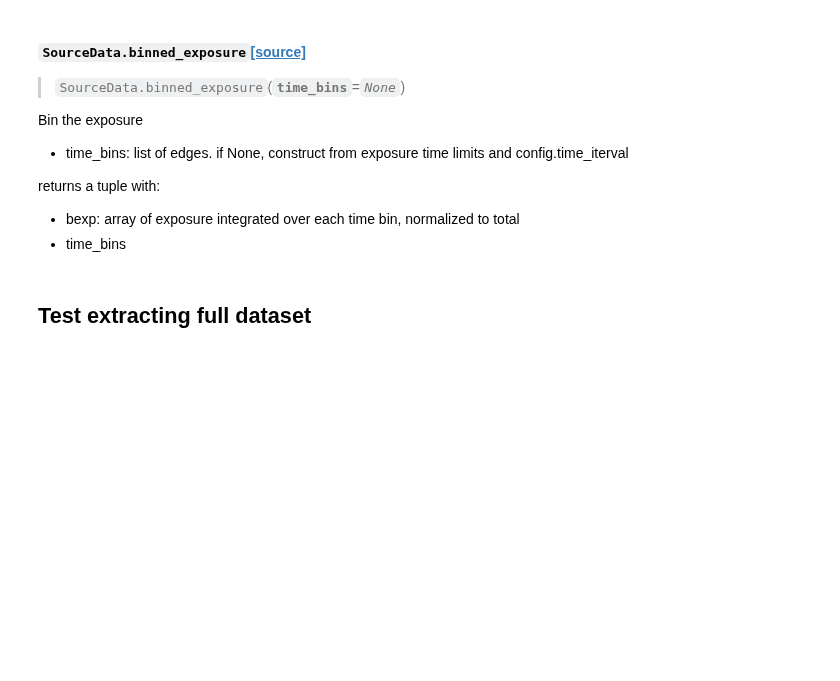
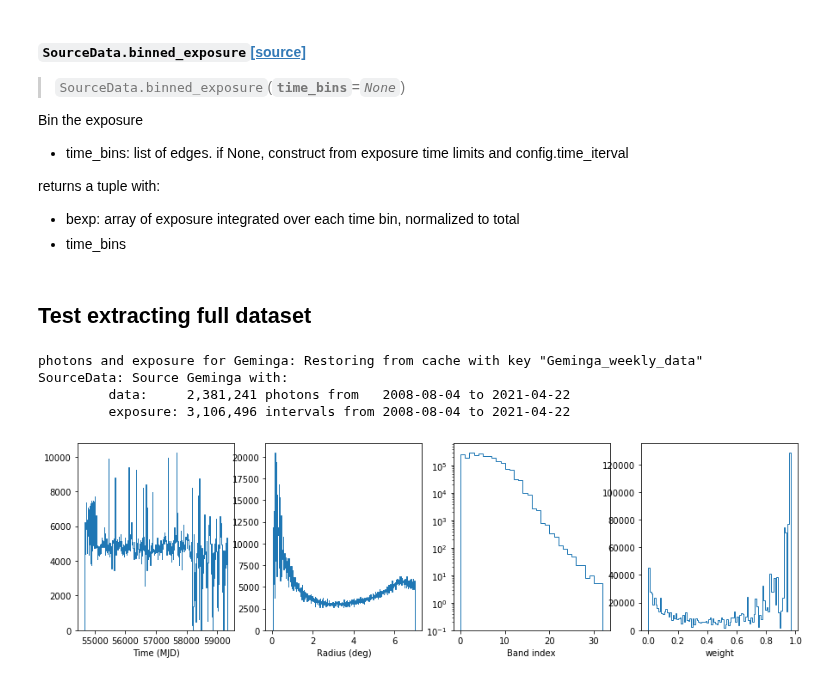
Before and after one commit to tburnett/wtlike, a Jupyter notebook: nbs/02_source_data.ipynb, the cells around one changed output. Drawn from its saved outputs; the diff is of its cells as text; code cells hidden in the pictures; blank space fills up the shorter version.

```diff
--- a/nbs/02_source_data.ipynb
+++ b/nbs/02_source_data.ipynb
@@ -118,5 +110,6 @@ def _calculate_exposure_for_source(config, source, week):
         dict(
             start=df.start[mask],
             stop=df.stop[mask],
-            exp=_exposure(config, livetime, pcosines[mask])
+            exp=_exposure(config, livetime, pcosines[mask]),
+            cos_theta=pcosines[mask],
         ))
@@ -205,8 +204,9 @@ def _get_photons_near_source(config, source, week): #tzero, photon_df):
 # %%
 %nbdev_hide
-week = pickle.load(open(ff[0],'rb'));
-tstart = week['tstart']
-print(tstart, UTC(MJD(tstart)))
-p_df = _get_photons_near_source(config, source, week )
-p_df.head()
+if config.valid:
+    week = pickle.load(open(ff[0],'rb'));
+    tstart = week['tstart']
+    print(f'TSTART: MET {tstart}, UTC {UTC(MJD(tstart))}')
+    p_df = _get_photons_near_source(config, source, week )
+    print(p_df.head())
 # %% [output]
@@ -361,6 +358,27 @@ class SourceData(object):
             print(f'Relative exposure per bin:\n{pd.Series(bexp).describe(percentiles=[])}')
         return bexp, time_bins
 
+    def binned_cos_theta(self, time_bins=None):
+        """ Calculate average cosine of angle with respect to bore axis, per time bin
+        """
+        if time_bins is None:
+            time_bins = get_default_bins(self.config, self.e_df)
+        df = self.e_df.copy()
+        estop =df.stop.values
+        df.loc[:,'tbin'] =np.digitize(estop, time_bins)
+        ct = df.groupby('tbin').mean()['cos_theta']
+        return ct, time_bins
+
+    def weight_histogram(self, nbins=50, key=None):
+        """ return a weight distribution
+        """
+        def doit(nbins):
+            return np.histogram(self.p_df.weight.values, np.linspace(0,1,nbins+1))[0]
+
+        key = f'{self.source.name}_weight_hist' if key=='' else key
+        description = f'Weight histogram for {self.source.name}' if self.config.verbose else ''
+        return self.config.cache(key, doit, nbins, description=description)
+
     def plot(self):
         import matplotlib.pyplot as plt
         fig, (ax1,ax2, ax3,ax4) = plt.subplots(1,4, figsize=(15,4))
@@ -406,7 +424,14 @@ returns a tuple with:
 # %% [markdown]
 ## Test extracting full dataset
 # %%
-# config.verbose=2
-# sd = SourceData(config, source, clear=False);
-# print(sd)
-# sd.plot()
+%nbdev_hide
+if config.valid:
+    sd = SourceData(config, source, clear=False);
+    print(sd)
+    sd.plot()
+# %% [output]
+photons and exposure for Geminga: Restoring from cache with key "Geminga_weekly_data"
+SourceData: Source Geminga with:
+         data:     2,381,241 photons from   2008-08-04 to 2021-04-22
+         exposure: 3,106,496 intervals from 2008-08-04 to 2021-04-22
+[figure, added]
```
Also changed, not shown: parts of 20 cells of this notebook, 15 other files.
